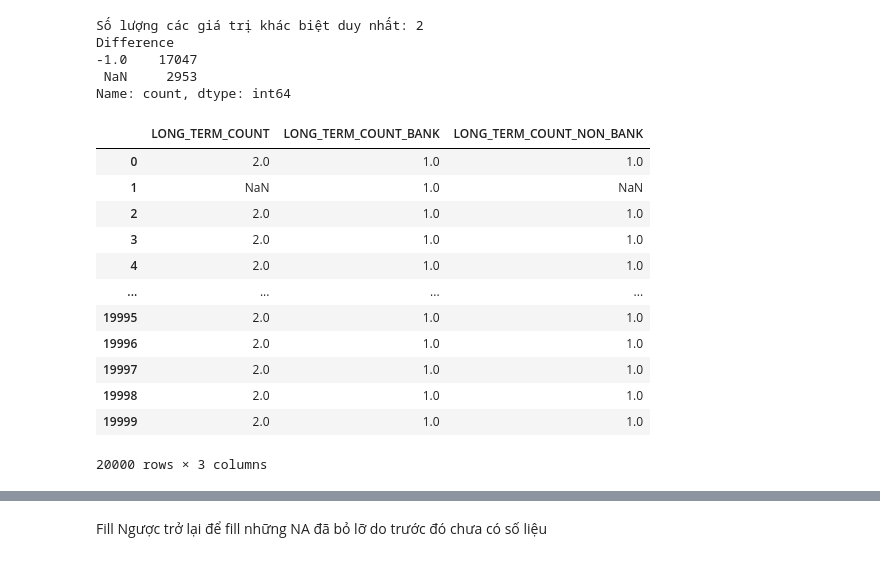
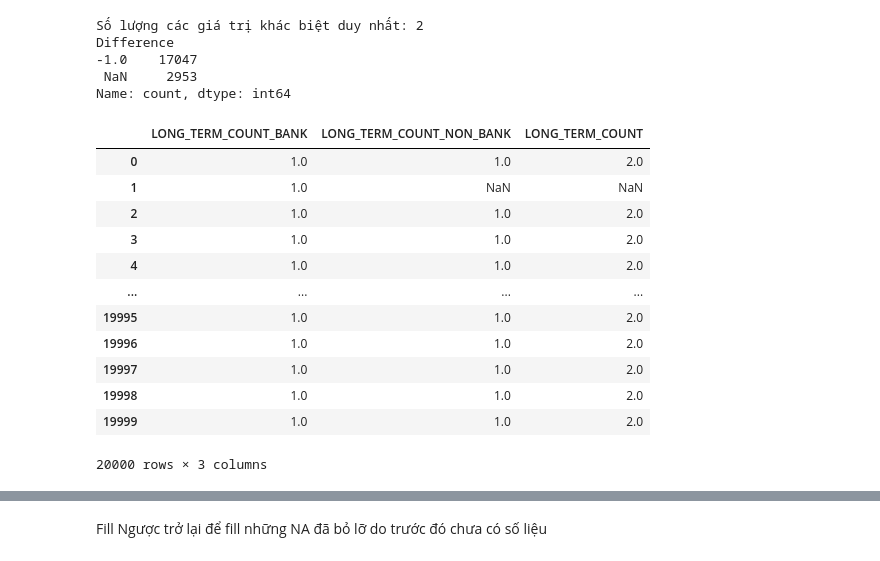
Before and after one commit to BaoVoThuong/Data-Mining-Project, a Jupyter notebook: Model/Preprocessing.ipynb, the cells around one changed output, grey strips where cells are left out. Cells and saved outputs as stored; diff of their text form; code cells hidden in the pictures.

```diff
--- a/Model/Preprocessing.ipynb
+++ b/Model/Preprocessing.ipynb
@@ -243,23 +272,23 @@ Difference
  NaN     2953
 Name: count, dtype: int64
 # %%
-long = ['LONG_TERM_COUNT', 'LONG_TERM_COUNT_BANK', 'LONG_TERM_COUNT_NON_BANK']
+long = [ 'LONG_TERM_COUNT_BANK', 'LONG_TERM_COUNT_NON_BANK','LONG_TERM_COUNT']
 df['LONG_TERM_COUNT'] = df['LONG_TERM_COUNT']+1
 df.loc[(df['LONG_TERM_COUNT'].isnull()) & (df['LONG_TERM_COUNT_NON_BANK'].notnull()) & (df['LONG_TERM_COUNT_BANK'].notnull()), 'LONG_TERM_COUNT'] = df['LONG_TERM_COUNT_BANK'] + df['LONG_TERM_COUNT_NON_BANK']
 df.loc[(df['LONG_TERM_COUNT_BANK'].isnull()) & (df['LONG_TERM_COUNT_NON_BANK'].notnull()) & (df['LONG_TERM_COUNT'].notnull()), 'LONG_TERM_COUNT_BANK'] = df['LONG_TERM_COUNT'] - df['LONG_TERM_COUNT_NON_BANK']
 df.loc[(df['LONG_TERM_COUNT_NON_BANK'].isnull()) & (df['LONG_TERM_COUNT_BANK'].notnull()) & (df['LONG_TERM_COUNT'].notnull()), 'LONG_TERM_COUNT_NON_BANK'] = df['LONG_TERM_COUNT'] - df['LONG_TERM_COUNT_BANK']
 df[long]
 # %% [output]
-|  | LONG_TERM_COUNT | LONG_TERM_COUNT_BANK | LONG_TERM_COUNT_NON_BANK |
-| 0 | 2.0 | 1.0 | 1.0 |
-| 1 | NaN | 1.0 | NaN |
-| 2 | 2.0 | 1.0 | 1.0 |
-| 3 | 2.0 | 1.0 | 1.0 |
-| 4 | 2.0 | 1.0 | 1.0 |
+|  | LONG_TERM_COUNT_BANK | LONG_TERM_COUNT_NON_BANK | LONG_TERM_COUNT |
+| 0 | 1.0 | 1.0 | 2.0 |
+| 1 | 1.0 | NaN | NaN |
+| 2 | 1.0 | 1.0 | 2.0 |
+| 3 | 1.0 | 1.0 | 2.0 |
+| 4 | 1.0 | 1.0 | 2.0 |
 | ... | ... | ... | ... |
-| 19995 | 2.0 | 1.0 | 1.0 |
-| 19996 | 2.0 | 1.0 | 1.0 |
-| 19997 | 2.0 | 1.0 | 1.0 |
-| 19998 | 2.0 | 1.0 | 1.0 |
-| 19999 | 2.0 | 1.0 | 1.0 |
+| 19995 | 1.0 | 1.0 | 2.0 |
+| 19996 | 1.0 | 1.0 | 2.0 |
+| 19997 | 1.0 | 1.0 | 2.0 |
+| 19998 | 1.0 | 1.0 | 2.0 |
+| 19999 | 1.0 | 1.0 | 2.0 |
 20000 rows × 3 columns
```
Also changed, not shown: parts of 14 cells of this notebook, 3 other files.
